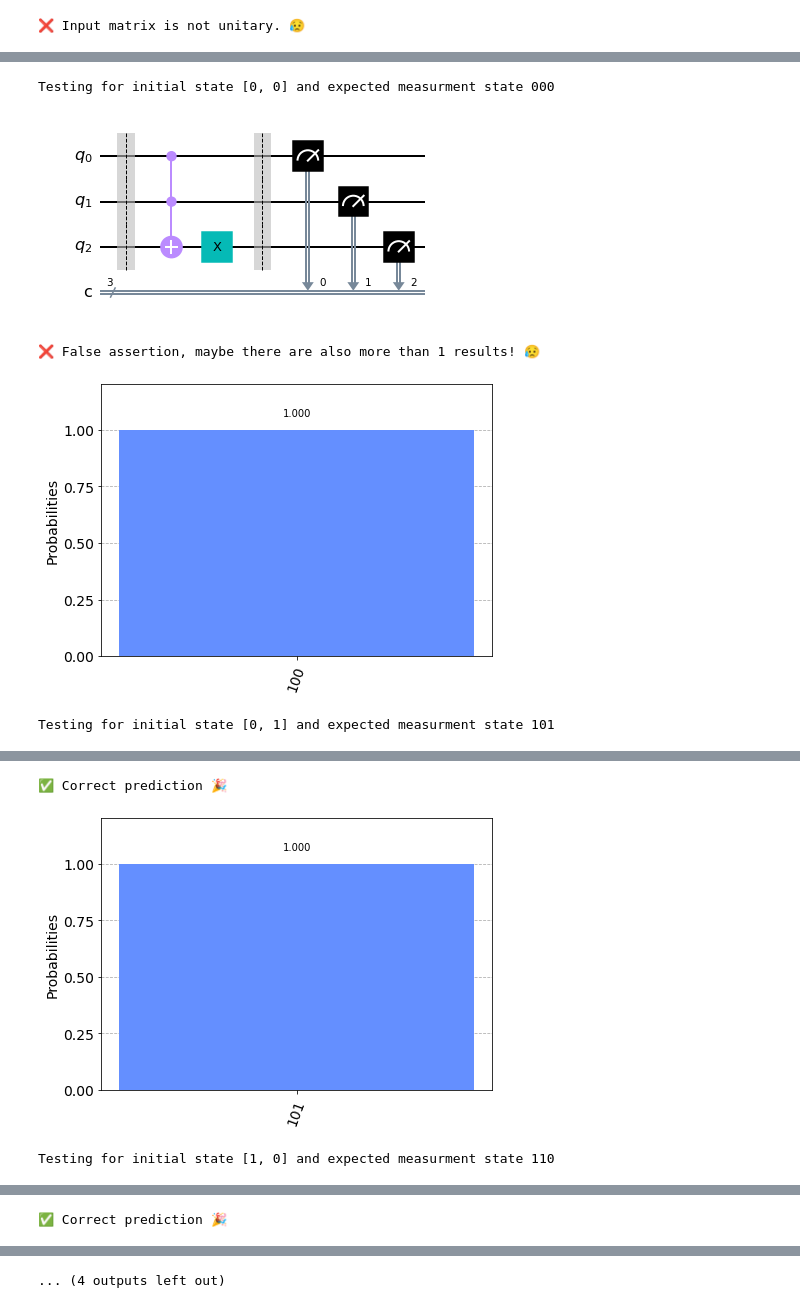
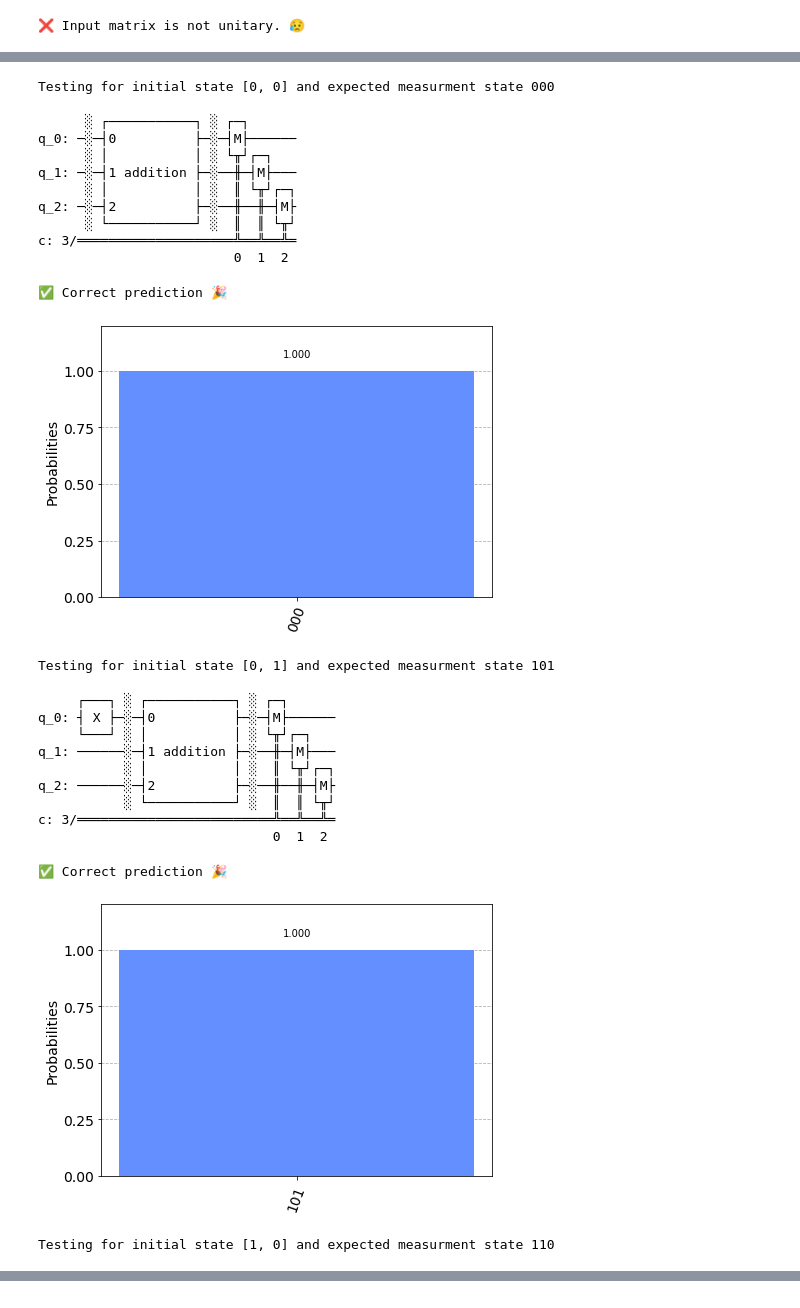
Before and after one commit to RicardoMonteiroSimoes/ZHAW_PAHS212, a Jupyter notebook: jupyter/vector_test.ipynb, the cells around one changed output, grey strips where cells are left out. Drawn from its saved outputs; the diff is of its cells as text; code cells hidden in the pictures.

```diff
--- a/jupyter/vector_test.ipynb
+++ b/jupyter/vector_test.ipynb
@@ -183,0 +154,11 @@ print(u)
+# %%
+addition = qi.Operator([[1, 0, 0, 0, 0, 0, 0, 0],
+                        [0, 0, 0, 0, 0, 1, 0, 0],
+                        [0, 0, 0, 0, 0, 0, 1, 0],
+                        [0, 0, 0, 1, 0, 0, 0, 0],
+                        [0, 0, 0, 0, 1, 0, 0, 0],
+                        [0, 1, 0, 0, 0, 0, 0, 0],
+                        [0, 0, 1, 0, 0, 0, 0, 0],
+                        [0, 0, 0, 0, 0, 0, 0, 1]])
+
+check_if_matrix_is_unitary(3, addition)
@@ -184,13 +167,4 @@ print(u)
 # %%
-%matplotlib inline
-
-state_matrix = [[0,0],
-                [0,1],
-                [1,0],
-                [1,1]]
-
-expected_states = ['000','101','110','011']
-
 def generate_circuit(index):
     circuit = QuantumCircuit(3,3)
     if(state_matrix[index][1] == 1):
@@ -198,20 +172,49 @@ def generate_circuit(index):
     if(state_matrix[index][0] == 1):
         circuit.x(1)
     circuit.barrier()
-    circuit.ccx(0,1,2)
-    circuit.x(2)
+    circuit.unitary(addition, [0, 1, 2], label='addition')
     circuit.barrier()
     circuit.measure(range(3),range(3))
     return circuit
 # %%
+state_matrix = [[0,0],
+                [0,1],
+                [1,0],
+                [1,1]]
+
+expected_states = [ '000',
+                    '101',
+                    '110',
+                    '011']
+
 for index, expected_state in enumerate(expected_states):
     print("Testing for initial state " + str(state_matrix[index]) + " and expected measurment state " + expected_state)
     circuit = generate_circuit(index)
-    display(circuit.draw('mpl'))
+    display(circuit.draw())
     display(plot_histogram(compile_circuit_and_check(circuit, expected_states[index])))
 # %% [output]
 Testing for initial state [0, 0] and expected measurment state 000
+      ░ ┌───────────┐ ░ ┌─┐
+q_0: ─░─┤0          ├─░─┤M├──────
+      ░ │           │ ░ └╥┘┌─┐
+q_1: ─░─┤1 addition ├─░──╫─┤M├───
+      ░ │           │ ░  ║ └╥┘┌─┐
+q_2: ─░─┤2          ├─░──╫──╫─┤M├
+      ░ └───────────┘ ░  ║  ║ └╥┘
+c: 3/════════════════════╩══╩══╩═
+                         0  1  2
+✅ Correct prediction 🎉
-[figure, old version]
+[figure, new version]
-❌ False assertion, maybe there are also more than 1 results! 😥
+Testing for initial state [0, 1] and expected measurment state 101
+     ┌───┐ ░ ┌───────────┐ ░ ┌─┐
+q_0: ┤ X ├─░─┤0          ├─░─┤M├──────
+     └───┘ ░ │           │ ░ └╥┘┌─┐
+q_1: ──────░─┤1 addition ├─░──╫─┤M├───
+           ░ │           │ ░  ║ └╥┘┌─┐
+q_2: ──────░─┤2          ├─░──╫──╫─┤M├
+           ░ └───────────┘ ░  ║  ║ └╥┘
+c: 3/═════════════════════════╩══╩══╩═
+                              0  1  2
+✅ Correct prediction 🎉
 [figure]
-Testing for initial state [0, 1] and expected measurment state 101
+Testing for initial state [1, 0] and expected measurment state 110
@@ -219,3 +231,0 @@ Testing for initial state [0, 1] and expected measurment state 101
-✅ Correct prediction 🎉
-[figure, removed]
-Testing for initial state [1, 0] and expected measurment state 110
@@ -223 +231,0 @@ Testing for initial state [1, 0] and expected measurment state 110
-✅ Correct prediction 🎉
@@ -225 +231,0 @@ Testing for initial state [1, 0] and expected measurment state 110
-... (4 outputs left out)
```
Also changed, not shown: parts of 22 cells of this notebook.
